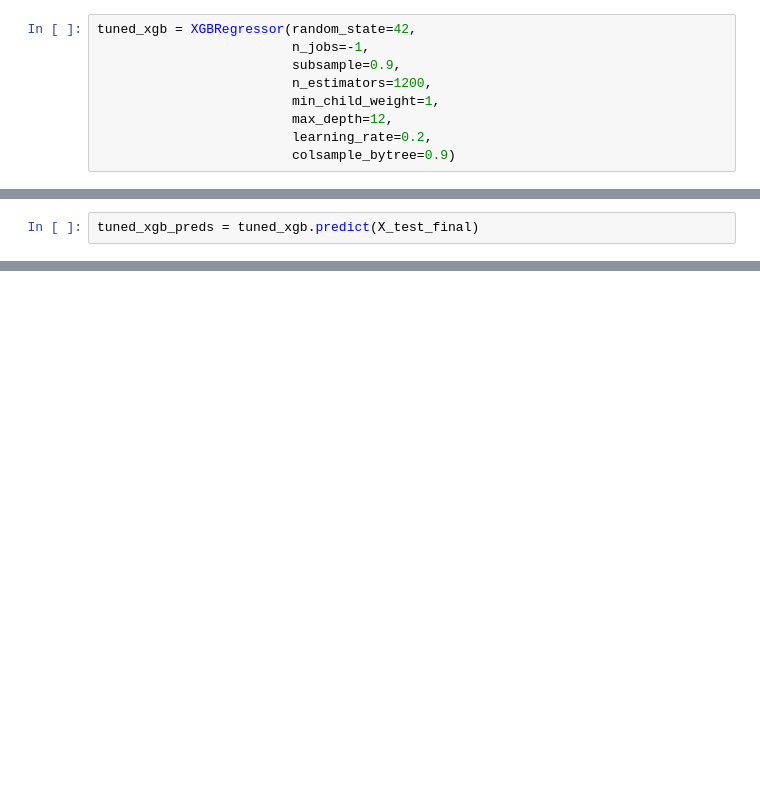
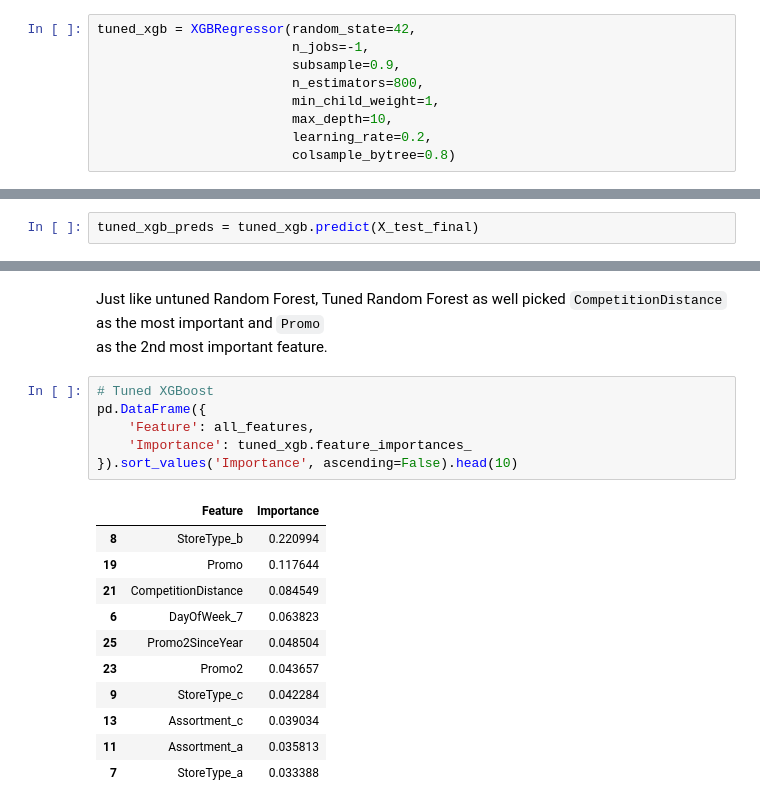
Before and after one commit to clayniranjan-web/rossmann-sales-forecasting, a Jupyter notebook: 02_modeling.ipynb, the cells around one changed output, grey strips where cells are left out. Saved outputs shown, nothing was run; the diff lists cells and outputs as text; blank space fills up the shorter version.

```diff
--- a/02_modeling.ipynb
+++ b/02_modeling.ipynb
@@ -414,11 +435,11 @@ RandomSearch MAE: 1042.3086669921875
 tuned_xgb = XGBRegressor(random_state=42,
                          n_jobs=-1,
                          subsample=0.9,
-                         n_estimators=1200,
+                         n_estimators=800,
                          min_child_weight=1,
-                         max_depth=12,
+                         max_depth=10,
                          learning_rate=0.2,
-                         colsample_bytree=0.9)
+                         colsample_bytree=0.8)
 # %%
 tuned_xgb.fit(X_train_final, y_train)
 # %% [output]
@@ -537,0 +521,21 @@ Tuned XGBoost R-Squared: 0.835636556148529
+# %% [markdown]
+Just like untuned Random Forest, Tuned Random Forest as well picked `CompetitionDistance` as the most important and `Promo`\
+as the 2nd most important feature.
+# %%
+# Tuned XGBoost
+pd.DataFrame({
+    'Feature': all_features,
+    'Importance': tuned_xgb.feature_importances_
+}).sort_values('Importance', ascending=False).head(10)
+# %% [output]
+|  | Feature | Importance |
+| 8 | StoreType_b | 0.220994 |
+| 19 | Promo | 0.117644 |
+| 21 | CompetitionDistance | 0.084549 |
+| 6 | DayOfWeek_7 | 0.063823 |
+| 25 | Promo2SinceYear | 0.048504 |
+| 23 | Promo2 | 0.043657 |
+| 9 | StoreType_c | 0.042284 |
+| 13 | Assortment_c | 0.039034 |
+| 11 | Assortment_a | 0.035813 |
+| 7 | StoreType_a | 0.033388 |
```
Also changed, not shown: parts of 48 cells of this notebook.
